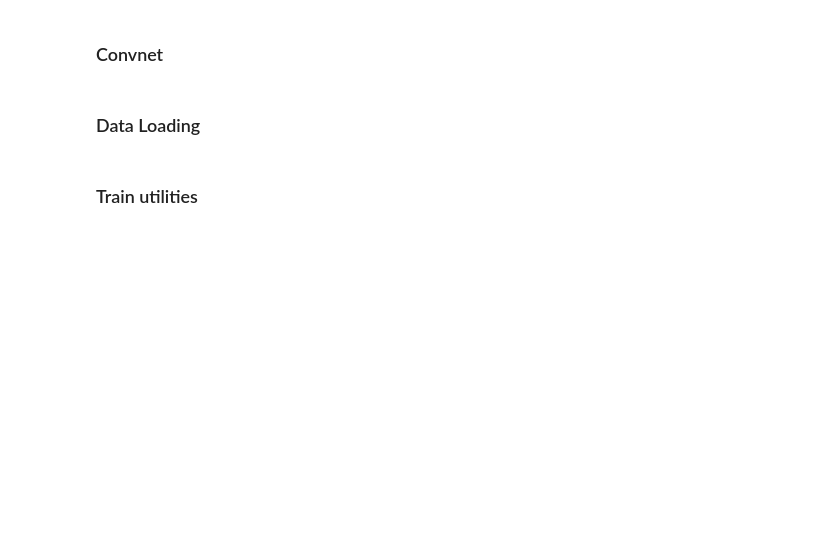
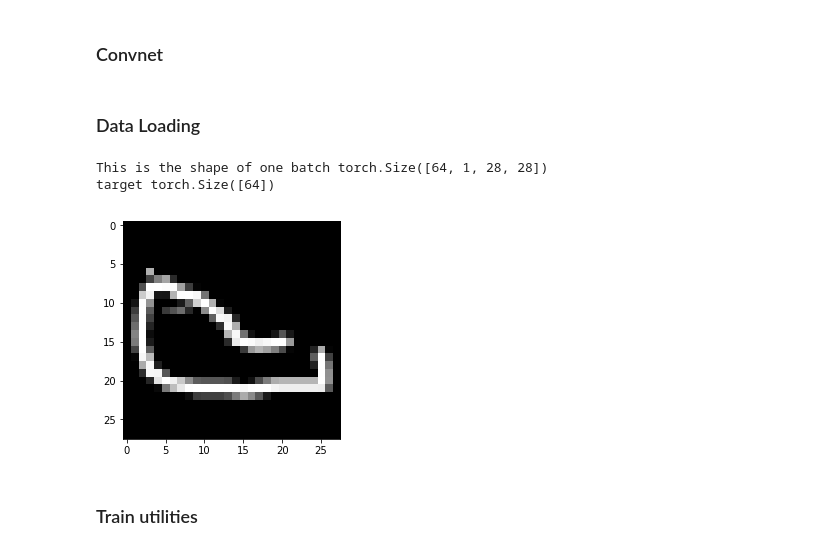
Before and after one commit to jdavid04/Kaggle-competition-Udm-Mcgill, a Jupyter notebook: Kaggle process notebook.ipynb, the cells around one changed output. Saved outputs shown, nothing was run; the diff lists cells and outputs as text; code cells hidden in the pictures; blank space fills up the shorter version.

```diff
--- a/Kaggle process notebook.ipynb
+++ b/Kaggle process notebook.ipynb
@@ -96,31 +111,35 @@ class QuickDrawDataset(Dataset):
 
         return sample,target
 # %%
-train_data = QuickDrawDataset("Data/train_rois4.npy","Data/train_labels.csv" )
+train_data_qd = QuickDrawDataset(train_path,label_path)
 batch_size = 64
 batch_size_eval = 512
 n_valid = 1000
-indices = list(range(len(train_data)))
-random.shuffle(indices)
+indices = list(range(len(train_data_qd)))
+random.Random(0).shuffle(indices)
 
 train_loader = DataLoader(
-    train_data,
+    train_data_qd,
     batch_size=batch_size,
     sampler=SubsetRandomSampler(indices[n_valid:])
 )
 
 valid_loader = DataLoader(
-    train_data,
+    train_data_qd,
     batch_size=batch_size_eval,
     sampler=SubsetRandomSampler(indices[:n_valid])
 )
 
 for inputs,targets in train_loader:
     print("This is the shape of one batch" ,inputs.shape)
     print("target", targets.shape)
     img = inputs[0,0]
     plt.imshow(img, cmap='Greys_r')
     break
+# %% [output]
+This is the shape of one batch torch.Size([64, 1, 28, 28])
+target torch.Size([64])
+[figure, added]
 # %% [markdown]
 ### Train utilities
 # %%
```
Also changed, not shown: parts of 10 cells of this notebook, 8 other files.
